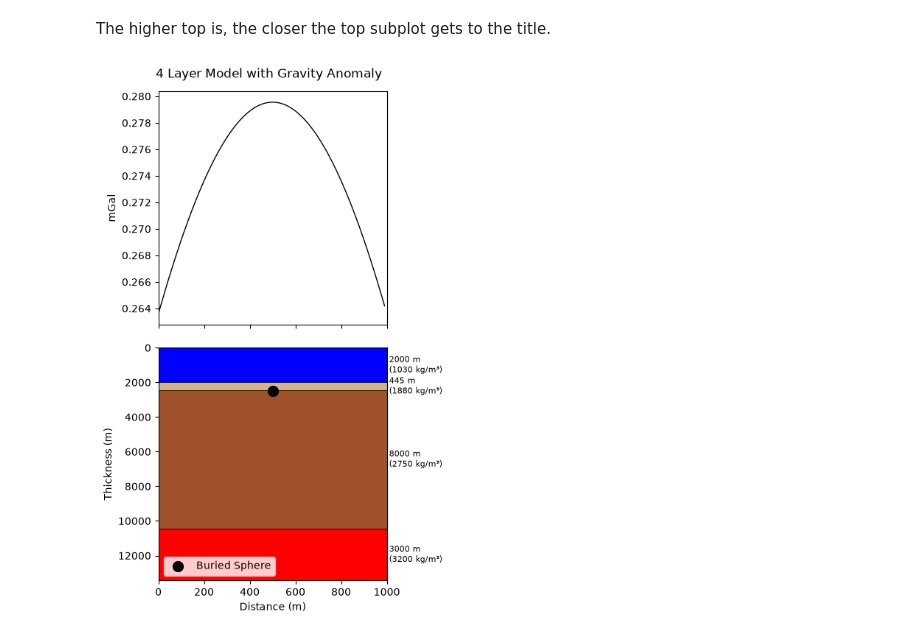
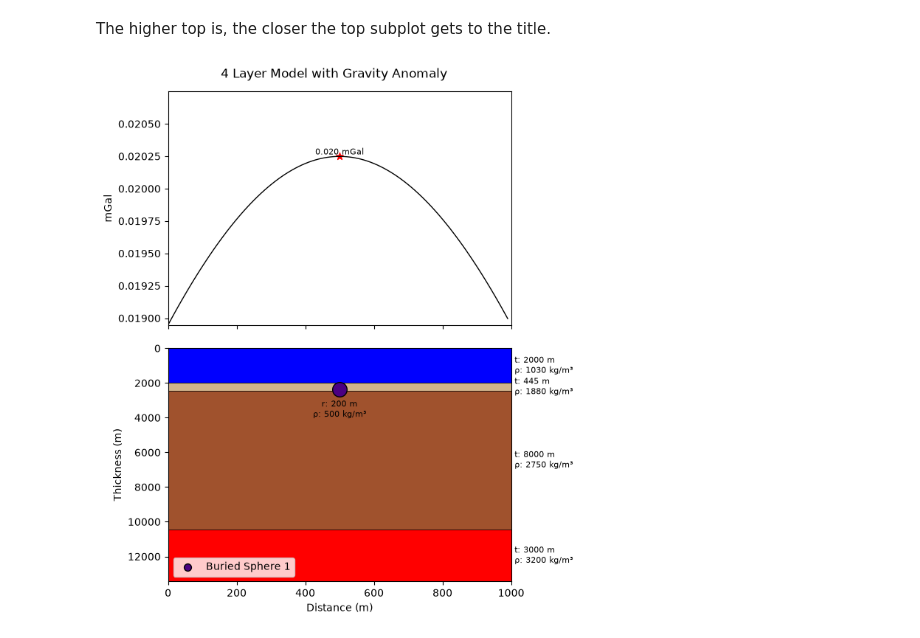
Before and after one commit to sydpas/grav_mag_model, a Jupyter notebook: src/4layermodel/4lay.ipynb, the cells around one changed output. Drawn from its saved outputs; the diff is of its cells as text; code cells hidden in the pictures.

```diff
--- a/src/4layermodel/4lay.ipynb
+++ b/src/4layermodel/4lay.ipynb
@@ -30,12 +32,11 @@ To obtained gravitational acceleration anomaly over the buried sphere we use the
 
 rho (density contrast) in $kg/m^3$
 # %%
-rho = 500
-r = 500
-z = 2500
+rho1 = 500
+r1 = 200
+z1 = 2350
 
-# calculating the volume
-v = 4 / 3 * np.pi * r**3
+v1 = 4 / 3 * np.pi * r1**3
 # %% [markdown]
 L: survey is 1000m long
 
@@ -45,6 +46,6 @@ s: sphere is 500m along the survey
 # %%
 L = 1000
 dL = 10
-s = 500
+s1 = 500
 # %% [markdown]
 s: the horizontal distance between each measurement station and the sphere.
@@ -51,20 +54,24 @@ s: the horizontal distance between each measurement station and the sphere.
 # %%
 G = 6.674 * 1e-11  # grav constant
 dx = np.arange(0, L, dL)  # matrix of survey
-x = dx - s
+x1 = dx - s1
 # %% [markdown]
 n: denominator in the gravity equation.
 
 g is the gravitational attraction of a point mass approximation:
 # %%
-n = (x**2 + z**2) ** 1.5
-g = G * rho * v *z / n * 1e5  # m/s^2 -> mGal
+n1 = (x1**2 + z1**2)**1.5
+g1 = G * rho1 * v1 * z1 / n1 * 1e5
 # %% [markdown]
 The higher top is, the closer the top subplot gets to the title.
 # %%
-fig, (ax0, ax1) = plt.subplots(2,1, figsize=(4, 8), sharex=True)
+fig, (ax0, ax1) = plt.subplots(2,1, figsize=(6, 8), sharex=True)
 
-ax0.plot(dx, g, color='black', label='Gravitational Anomaly', linewidth=1)
+ax0.plot(dx, g1, color='black', label='Gravitational Anomaly', linewidth=1)
+ax0.scatter(dx[np.argmax(g1)], g1[np.argmax(g1)], color='red', edgecolors='red', marker='*', s=50, label='Max Anomaly')
+ax0.text(dx[np.argmax(g1)], g1[np.argmax(g1)], f'{g1[np.argmax(g1)]:.3f} mGal', fontsize=8, va='bottom', ha='center')
+
+ax0.set_ylim(np.min(g1), np.max(g1) + 0.0005)
 ax0.set_ylabel('mGal')
 
 # defining poly geom
@@ -82,35 +89,39 @@ for name, l in layers.items():
     top = bottom + n
 
     #bl, br, tl, tr
     verts = [(x0, bottom), (x1, bottom),
         (x1, top), (x0, top)]
 
     poly = Polygon(verts, closed=True, facecolor=l['color'], edgecolor='black', linewidth=0.5)
     ax1.add_patch(poly)
 
-    ax1.text(x0 + (x1 - x0) + 10, bottom + n/2, f'{n} m\n({rho_l} kg/m³)',
+    ax1.text(x0 + (x1 - x0) + 10, bottom + n/2, f't: {n} m\nρ: {rho_l} kg/m³',
              va='center', ha='left', fontsize=8)
 
     # stores the polygon under its layer name in the dict
     polys[name] = poly
 
     bottom += n
 
 # loc of sphere vs depth
-ax1.scatter(s, z, color='black', marker='o', s=100, label='Buried Sphere')
+ax1.scatter(s1, z1, color='indigo', marker='o', s=r1, label='Buried Sphere 1', edgecolors='black')
+ax1.text(s1, z1 + r1 + 400, f'r: {r1} m\nρ: {rho1} kg/m³', fontsize=8, va='top', ha='center')
+
 
 ax1.set_xlim(0, x1)
 ax1.set_ylim(0, bottom)
 ax1.set_ylabel('Thickness (m)')
 ax1.set_xlabel('Distance (m)')
 ax1.invert_yaxis()
-ax1.legend(loc='lower left', fontsize=10)
 
+leg = ax1.legend(loc='lower left', fontsize=10)
+for handle in leg.legend_handles:
+    handle.set_sizes([50])
 
 fig.suptitle('4 Layer Model with Gravity Anomaly', fontsize=12)
 fig.subplots_adjust(top=0.94, hspace=0.1)
 
-plt.savefig('..\\..\\figures\\4lay\\4laymod.png', dpi=400)
+plt.savefig('..\\..\\figures\\4lay\\4laymod.png', dpi=400, bbox_inches='tight')
 plt.show()
 # %% [output]
-[figure, old version]
+[figure, new version]
```
Also changed, not shown: parts of 3 cells of this notebook, 13 other files.
